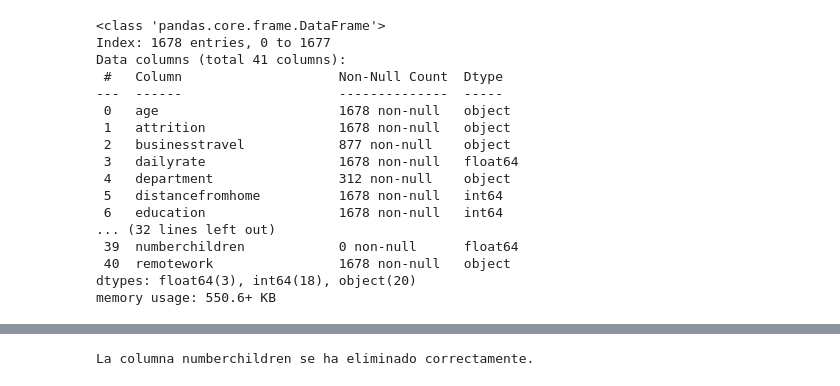
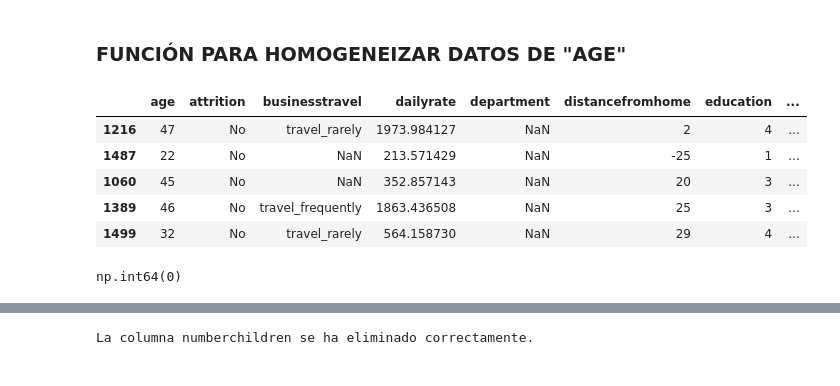
Before and after one commit to FiSaRaff/project-da-promo-k-modulo-3-team-2, a Jupyter notebook: limpieza_datos.ipynb, the cells around one changed output, grey strips where cells are left out. Drawn from its saved outputs; the diff is of its cells as text; code cells hidden in the pictures.

Commit message:
archivo clean

```diff
--- a/limpieza_datos.ipynb
+++ b/limpieza_datos.ipynb
@@ -1,25 +1,34 @@
 # %%
 import pandas as pd
 import numpy as np
+from datetime import datetime
+# Configuración
+# -----------------------------------------------------------------------
+pd.set_option('display.max_columns', None) # para poder visualizar todas las columnas de los DataFrames
 # %%
-df_limpieza = pd.read_csv('hr_raw_data_final.csv', index_col=0)
+df_clean = pd.read_csv('hr_raw_data_final.csv', index_col=0)
-# %%
-df_limpieza.info()
-# %% [output]
-<class 'pandas.core.frame.DataFrame'>
-Index: 1678 entries, 0 to 1677
-Data columns (total 41 columns):
- #   Column                    Non-Null Count  Dtype
----  ------                    --------------  -----
- 0   age                       1678 non-null   object
- 1   attrition                 1678 non-null   object
- 2   businesstravel            877 non-null    object
- 3   dailyrate                 1678 non-null   float64
- 4   department                312 non-null    object
- 5   distancefromhome          1678 non-null   int64
- 6   education                 1678 non-null   int64
-... (32 lines left out)
- 39  numberchildren            0 non-null      float64
- 40  remotework                1678 non-null   object
-dtypes: float64(3), int64(18), object(20)
-memory usage: 550.6+ KB
+# %% [markdown]
+### FUNCIÓN PARA HOMOGENEIZAR DATOS DE "AGE"
+# %%
+def age(year):
+    '''Mantenemos la columna edad actualizada restando el año actual
+    con el año de nacimiento registrado en la columna "datebrith".
+    usamos la libreria datetime
+    '''
+    age_def = (datetime.now().year) - year
+    return age_def
+
+df_clean["age"] = df_clean["datebirth"].apply(age)
+
+df_clean.sample(5)
+# %% [output]
+|  | age | attrition | businesstravel | dailyrate | department | distancefromhome | education | ... |
+| 1216 | 47 | No | travel_rarely | 1973.984127 | NaN | 2 | 4 | ... |
+| 1487 | 22 | No | NaN | 213.571429 | NaN | -25 | 1 | ... |
+| 1060 | 45 | No | NaN | 352.857143 | NaN | 20 | 3 | ... |
+| 1389 | 46 | No | travel_frequently | 1863.436508 | NaN | 25 | 3 | ... |
+| 1499 | 32 | No | travel_rarely | 564.158730 | NaN | 29 | 4 | ... |
+# %%
+df_clean["age"].isnull().sum()
+# %% [output]
+np.int64(0)
```
Also changed, not shown: parts of 14 cells of this notebook, 1 other file.
